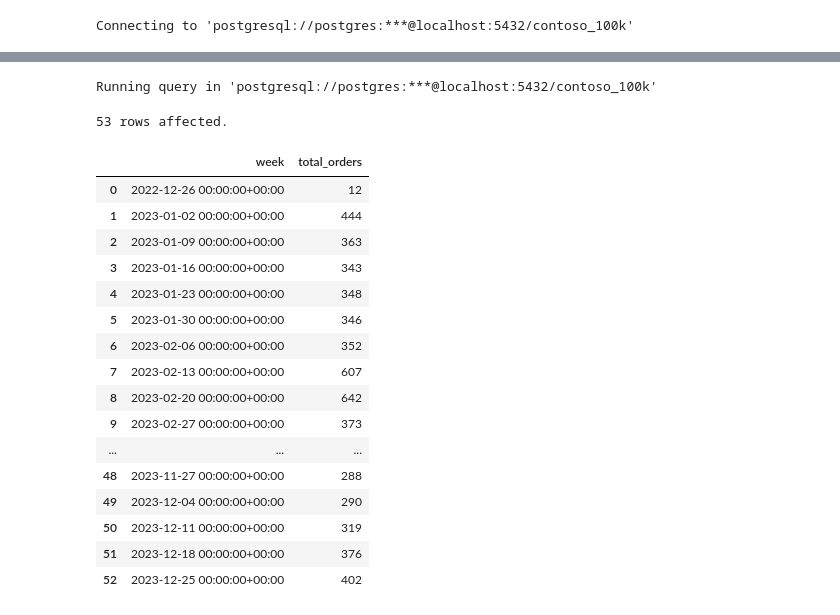
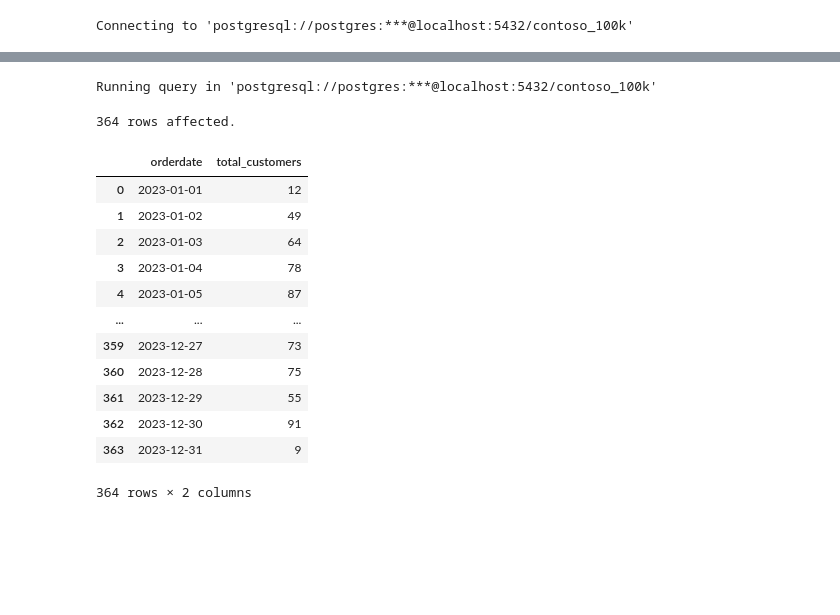
Before and after one commit to sandu17767/project_sql_data_jobs, a Jupyter notebook: Resources/Blank_SQL_Notebook.ipynb, the cells around one changed output, grey strips where cells are left out. Saved outputs shown, nothing was run; the diff lists cells and outputs as text; code cells hidden in the pictures; blank space fills up the shorter version.

```diff
--- a/Resources/Blank_SQL_Notebook.ipynb
+++ b/Resources/Blank_SQL_Notebook.ipynb
@@ -109,33 +58,25 @@ Running query in 'postgresql://postgres:***@localhost:5432/contoso_100k'
 # %%
 %%sql
-WITH weekly_orders AS(
-  SELECT
-  DATE_TRUNC('week' , orderdate) AS week,
-  COUNT(DISTINCT orderkey) AS total_orders
-  FROM sales
-  WHERE EXTRACT(YEAR FROM orderdate) = 2023
-  GROUP BY week
-  ORDER BY week
-)
-SELECT *
-FROM weekly_orders;
+SELECT
+orderdate,
+COUNT(DISTINCT customerkey) AS total_customers
+FROM sales
+WHERE orderdate BETWEEN '2023-01-01' AND '2023-12-31'
+GROUP BY orderdate
+ORDER BY orderdate;
 # %% [output]
 Running query in 'postgresql://postgres:***@localhost:5432/contoso_100k'
-53 rows affected.
+364 rows affected.
-|  | week | total_orders |
-| 0 | 2022-12-26 00:00:00+00:00 | 12 |
-| 1 | 2023-01-02 00:00:00+00:00 | 444 |
-| 2 | 2023-01-09 00:00:00+00:00 | 363 |
-| 3 | 2023-01-16 00:00:00+00:00 | 343 |
-| 4 | 2023-01-23 00:00:00+00:00 | 348 |
-| 5 | 2023-01-30 00:00:00+00:00 | 346 |
-| 6 | 2023-02-06 00:00:00+00:00 | 352 |
-| 7 | 2023-02-13 00:00:00+00:00 | 607 |
-| 8 | 2023-02-20 00:00:00+00:00 | 642 |
-| 9 | 2023-02-27 00:00:00+00:00 | 373 |
+|  | orderdate | total_customers |
+| 0 | 2023-01-01 | 12 |
+| 1 | 2023-01-02 | 49 |
+| 2 | 2023-01-03 | 64 |
+| 3 | 2023-01-04 | 78 |
+| 4 | 2023-01-05 | 87 |
 | ... | ... | ... |
-| 48 | 2023-11-27 00:00:00+00:00 | 288 |
-| 49 | 2023-12-04 00:00:00+00:00 | 290 |
-| 50 | 2023-12-11 00:00:00+00:00 | 319 |
-| 51 | 2023-12-18 00:00:00+00:00 | 376 |
-| 52 | 2023-12-25 00:00:00+00:00 | 402 |
+| 359 | 2023-12-27 | 73 |
+| 360 | 2023-12-28 | 75 |
+| 361 | 2023-12-29 | 55 |
+| 362 | 2023-12-30 | 91 |
+| 363 | 2023-12-31 | 9 |
+364 rows × 2 columns
```
Also changed, not shown: parts of 8 cells of this notebook.
